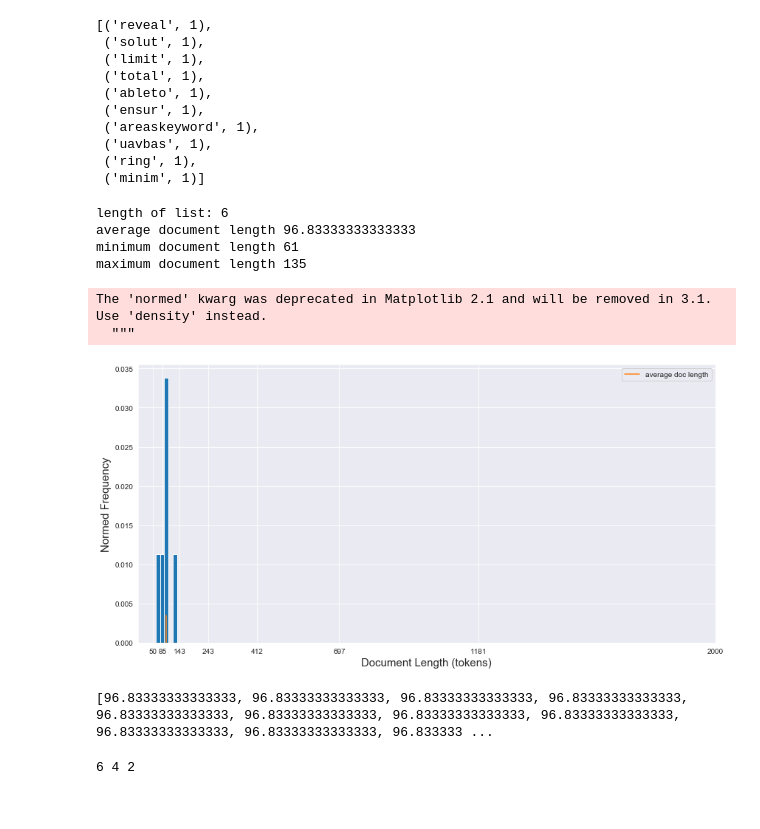
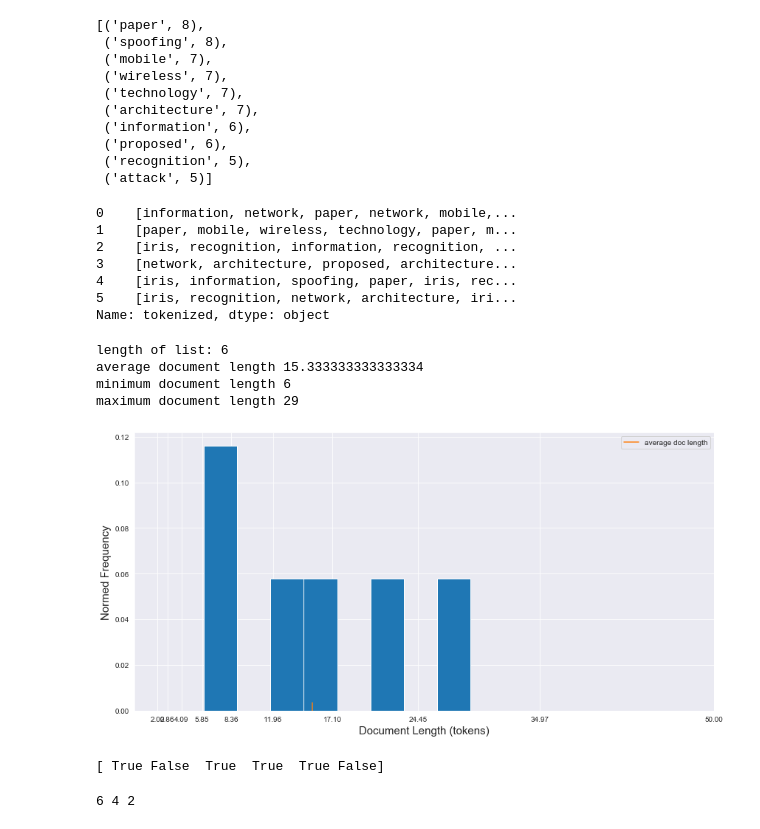
Before and after one commit to sriteja777/megathon2k19-qualcom, a Jupyter notebook: src/algo.ipynb, the cells around one changed output. Drawn from its saved outputs; the diff is of its cells as text; code cells hidden in the pictures.

```diff
--- a/src/algo.ipynb
+++ b/src/algo.ipynb
@@ -43,15 +43,24 @@ def initial_clean(text):
     text = re.sub("((\S+)?(http(s)?)(\S+))|((\S+)?(www)(\S+))|((\S+)?(\@)(\S+)?)", " ", text)
     text = re.sub("[^a-zA-Z ]", "", text)
     text = text.lower() # lower case the text
+
     text = nltk.word_tokenize(text)
+#     print('sdfdfsfsdf',  text)
     return text
 
 stop_words = stopwords.words('english')
+# print(stop_words)
 def remove_stop_words(text):
     """
     Function that removes all stopwords from text
     """
-    return [word for word in text if word not in stop_words]
+#     print(text)
+    words = []
+    for word in text:
+        if word not in stop_words:
+            words.append(word)
+    return words
+#     return [word for word in text if word not in stop_words]
 
 stemmer = PorterStemmer()
 def stem_words(text):
@@ -59,7 +68,9 @@ def stem_words(text):
     Function to stem words, so plural and singular are treated the same
     """
     try:
-        text = [stemmer.stem(word) for word in text]
+#         print('dsfsdfsdfs',text)
+#         text = [stemmer.stem(word) for word in text]
+#         print(text)
         text = [word for word in text if len(word) > 1] # make sure we have no 1 letter words
     except IndexError: # the word "oed" broke this, so needed try except
         pass
@@ -105,19 +134,19 @@ top_k_words[-10:]
 # %%
 # choose k and visually inspect the bottom 10 words of the top k
-k = 15000
+k = 12
 top_k_words = fdist.most_common(k)
 top_k_words[-10:]
 # %% [output]
-[('reveal', 1),
- ('solut', 1),
- ('limit', 1),
- ('total', 1),
- ('ableto', 1),
- ('ensur', 1),
- ('areaskeyword', 1),
- ('uavbas', 1),
- ('ring', 1),
- ('minim', 1)]
+[('paper', 8),
+ ('spoofing', 8),
+ ('mobile', 7),
+ ('wireless', 7),
+ ('technology', 7),
+ ('architecture', 7),
+ ('information', 6),
+ ('proposed', 6),
+ ('recognition', 5),
+ ('attack', 5)]
 # %%
 # define a function only to keep words in the top k words
 top_k_words,_ = zip(*fdist.most_common(k))
@@ -126,6 +155,15 @@ def keep_top_k_words(text):
     return [word for word in text if word in top_k_words]
 # %%
 df['tokenized'] = df['tokenized'].apply(keep_top_k_words)
+print(df['tokenized'])
+# %% [output]
+0    [information, network, paper, network, mobile,...
+1    [paper, mobile, wireless, technology, paper, m...
+2    [iris, recognition, information, recognition, ...
+3    [network, architecture, proposed, architecture...
+4    [iris, information, spoofing, paper, iris, rec...
+5    [iris, recognition, network, architecture, iri...
+Name: tokenized, dtype: object
 # %%
 
 
@@ -140,35 +178,35 @@ print("length of list:",len(doc_lengths),
       "\nmaximum document length", max(doc_lengths))
 # %% [output]
 length of list: 6
-average document length 96.83333333333333
-minimum document length 61
-maximum document length 135
+average document length 15.333333333333334
+minimum document length 6
+maximum document length 29
 # %%
 # plot a histogram of document length
-num_bins = 5
+num_bins = 8
 fig, ax = plt.subplots(figsize=(12,6));
 # the histogram of the data
-n, bins, patches = ax.hist(doc_lengths, num_bins, normed=1)
+n, bins, patches = ax.hist(doc_lengths, num_bins, density=1)
 ax.set_xlabel('Document Length (tokens)', fontsize=15)
 ax.set_ylabel('Normed Frequency', fontsize=15)
 ax.grid()
-ax.set_xticks(np.logspace(start=np.log10(50),stop=np.log10(2000),num=8, base=10.0))
-plt.xlim(0,2000)
+ax.set_xticks(np.logspace(start=np.log10(2),stop=np.log10(50),num=10, base=10.0))
+plt.xlim(0,50)
 ax.plot([np.average(doc_lengths) for i in np.linspace(0.0,0.0035,100)], np.linspace(0.0,0.0035,100), '-',
         label='average doc length')
 ax.legend()
 ax.grid()
 fig.tight_layout()
 plt.show()
 
-print([np.average(doc_lengths) for i in np.linspace(0.0,0.0035,100)])
+# print([np.average(doc_lengths) for i in np.linspace(0.0,0.0035,100)])
 # %% [output]
-The 'normed' kwarg was deprecated in Matplotlib 2.1 and will be removed in 3.1. Use 'density' instead.
-  """
-[figure, old version]
+[figure, new version]
-[96.83333333333333, 96.83333333333333, 96.83333333333333, 96.83333333333333, 96.83333333333333, 96.83333333333333, 96.83333333333333, 96.83333333333333, 96.83333333333333, 96.83333333333333, 96.833333 ...
 # %%
 msk = np.random.rand(len(df)) < 0.7
+print(msk)
+# %% [output]
+[ True False  True  True  True False]
 # %%
 
 
```
Also changed, not shown: parts of 18 cells of this notebook, 3 other files.
